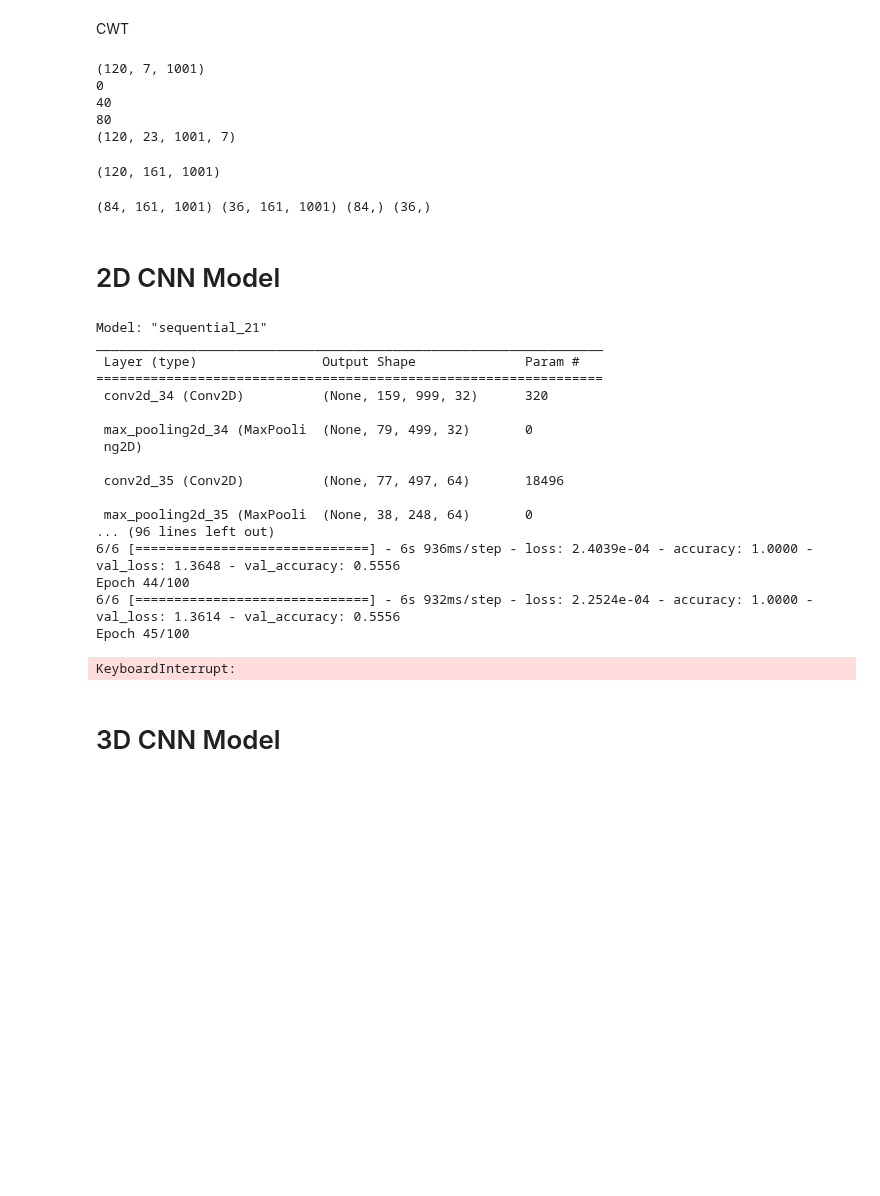
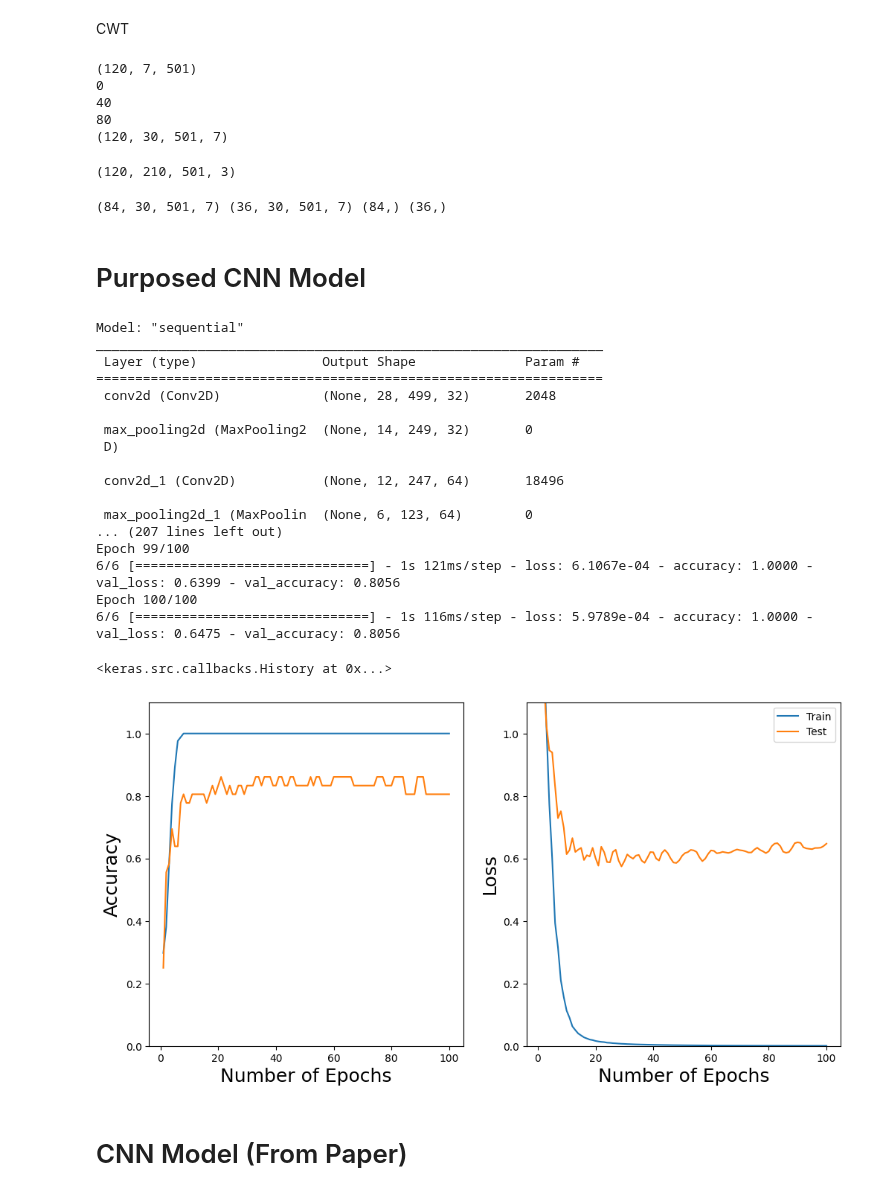
Before and after one commit to pipogood/Senior_Thesis, a Jupyter notebook: CWT_Unicorn.ipynb, the cells around one changed output. Drawn from its saved outputs; the diff is of its cells as text; code cells hidden in the pictures; blank space fills up the shorter version.

```diff
--- a/CWT_Unicorn.ipynb
+++ b/CWT_Unicorn.ipynb
@@ -204,7 +223,7 @@ for jj in range(0, new_data.shape[0]):
     train_cwt[jj] = new_data[jj].T
 print(np.shape(new_data))
 
-scales = range(8,31)
+scales = range(1,31)
 
 waveletname = 'morl'
 train_size = len(labels)
@@ -220,25 +239,25 @@ for ii in range(0,train_size):
         train_data_cwt[ii, :, :, jj] = np.abs(coeff_)
 print(np.shape(train_data_cwt))
 # %% [output]
-(120, 7, 1001)
+(120, 7, 501)
 0
 40
 80
-(120, 23, 1001, 7)
+(120, 30, 501, 7)
 # %%
 # Stack array and convert to image
-from PIL import Image as im
-train_cwt_stack = np.ndarray(shape=(train_size, len(scales)*7, new_data.shape[2]))
+# from PIL import Image as im
+# train_cwt_stack = np.ndarray(shape=(train_size, len(scales)*7, new_data.shape[2], 3))
 
-for jj in range(0,train_data_cwt.shape[0]):
-    train_cwt_stack[jj] = np.vstack((train_data_cwt[jj,:,:,0], train_data_cwt[jj,:,:,1], train_data_cwt[jj,:,:,2], train_data_cwt[jj,:,:,3], train_data_cwt[jj,:,:,4], train_data_cwt[jj,:,:,5], train_data_cwt[jj,:,:,6]))
-    # train_cwt_stack[jj] = im.fromarray(np.vstack((train_data_cwt[jj,:,:,0], train_data_cwt[jj,:,:,1], train_data_cwt[jj,:,:,2], train_data_cwt[jj,:,:,3], train_data_cwt[jj,:,:,4], train_data_cwt[jj,:,:,5], train_data_cwt[jj,:,:,6])), 'RGB')
+# for jj in range(0,train_data_cwt.shape[0]):
+#     # train_cwt_stack[jj] = np.vstack((train_data_cwt[jj,:,:,0], train_data_cwt[jj,:,:,1], train_data_cwt[jj,:,:,2], train_data_cwt[jj,:,:,3], train_data_cwt[jj,:,:,4], train_data_cwt[jj,:,:,5], train_data_cwt[jj,:,:,6]))
+#     train_cwt_stack[jj] = im.fromarray(np.vstack((train_data_cwt[jj,:,:,0], train_data_cwt[jj,:,:,1], train_data_cwt[jj,:,:,2], train_data_cwt[jj,:,:,3], train_data_cwt[jj,:,:,4], train_data_cwt[jj,:,:,5], train_data_cwt[jj,:,:,6])), 'RGB')
 
-print(np.shape(train_cwt_stack))
+# print(np.shape(train_cwt_stack))
 # %% [output]
-(120, 161, 1001)
+(120, 210, 501, 3)
 # %%
-x_train, x_test, y_train, y_test = train_test_split(train_cwt_stack, labels, test_size=0.3, random_state=42)
+x_train, x_test, y_train, y_test = train_test_split(train_data_cwt, labels, test_size=0.3, random_state=42)
 
 img_x = train_data_cwt.shape[1]
 img_y = train_data_cwt.shape[2]
@@ -255,15 +274,15 @@ y_train = keras.utils.to_categorical(y_train - 6, num_classes)
 y_test = keras.utils.to_categorical(y_test -6 , num_classes)
 input_shape = (img_x, img_y, img_z)
 # %% [output]
-(84, 161, 1001) (36, 161, 1001) (84,) (36,)
+(84, 30, 501, 7) (36, 30, 501, 7) (84,) (36,)
 # %% [markdown]
-# 2D CNN Model
+# Purposed CNN Model
 # %%
 # Define the CNN model
 model = Sequential()
 
 # Convolutional Layer 1 with 32 filters of kernel size 3x3
-model.add(Conv2D(32, (3, 3), input_shape=(train_cwt_stack.shape[1], train_cwt_stack.shape[2], 1), activation='relu'))
+model.add(Conv2D(32, (3, 3), input_shape=(train_data_cwt.shape[1], train_data_cwt.shape[2], 7), activation='relu'))
 
 # Max-Pooling Layer 1 with pool size 2x2
 model.add(MaxPooling2D(pool_size=(2, 2)))
@@ -286,28 +305,44 @@ model.compile(loss=keras.losses.categorical_crossentropy,
 
 model.summary()
 
+# checkpoint = ModelCheckpoint("2D_CNN_model_weights.h5", monitor='val_accuracy', save_best_only=True, mode='max', verbose=1)
+
 model.fit(x_train, y_train, batch_size=batch_size,
           epochs=epochs, verbose=1,
           validation_data=(x_test, y_test),
           callbacks=[history])
-
-# model.save_weights('2D_CNN_model_weights.h5')
 # %% [output]
-Model: "sequential_21"
+Model: "sequential"
 _________________________________________________________________
  Layer (type)                Output Shape              Param #
 =================================================================
- conv2d_34 (Conv2D)          (None, 159, 999, 32)      320
+ conv2d (Conv2D)             (None, 28, 499, 32)       2048
 
- max_pooling2d_34 (MaxPooli  (None, 79, 499, 32)       0
- ng2D)
+ max_pooling2d (MaxPooling2  (None, 14, 249, 32)       0
+ D)
 
- conv2d_35 (Conv2D)          (None, 77, 497, 64)       18496
+ conv2d_1 (Conv2D)           (None, 12, 247, 64)       18496
 
- max_pooling2d_35 (MaxPooli  (None, 38, 248, 64)       0
-... (96 lines left out)
-6/6 [==============================] - 6s 936ms/step - loss: 2.4039e-04 - accuracy: 1.0000 - val_loss: 1.3648 - val_accuracy: 0.5556
-Epoch 44/100
-6/6 [==============================] - 6s 932ms/step - loss: 2.2524e-04 - accuracy: 1.0000 - val_loss: 1.3614 - val_accuracy: 0.5556
-Epoch 45/100
+ max_pooling2d_1 (MaxPoolin  (None, 6, 123, 64)        0
+... (207 lines left out)
+Epoch 99/100
+6/6 [==============================] - 1s 121ms/step - loss: 6.1067e-04 - accuracy: 1.0000 - val_loss: 0.6399 - val_accuracy: 0.8056
+Epoch 100/100
+6/6 [==============================] - 1s 116ms/step - loss: 5.9789e-04 - accuracy: 1.0000 - val_loss: 0.6475 - val_accuracy: 0.8056
-KeyboardInterrupt:
+<keras.src.callbacks.History at 0x...>
+# %%
+fig, axarr = plt.subplots(figsize=(12,6), ncols=2)
+axarr[0].plot(range(1, epochs+1), history.history['accuracy'], label='Train')
+axarr[0].plot(range(1, epochs+1), history.history['val_accuracy'], label='Test')
+axarr[0].set_xlabel('Number of Epochs', fontsize=18)
+axarr[0].set_ylabel('Accuracy', fontsize=18)
+axarr[0].set_ylim([0,1.1])
+axarr[1].plot(range(1, epochs+1), history.history['loss'], label='Train')
+axarr[1].plot(range(1, epochs+1), history.history['val_loss'], label='Test')
+axarr[1].set_xlabel('Number of Epochs', fontsize=18)
+axarr[1].set_ylabel('Loss', fontsize=18)
+axarr[1].set_ylim([0,1.1])
+plt.legend()
+plt.show()
+# %% [output]
+[figure, added]
@@ -314,5 +368,5 @@ KeyboardInterrupt:
 # %% [markdown]
-# 3D CNN Model
+# CNN Model (From Paper)
 # %%
 # # Define the CNN model
 # model = Sequential()
```
Also changed, not shown: parts of 15 cells of this notebook, 2 other files.
